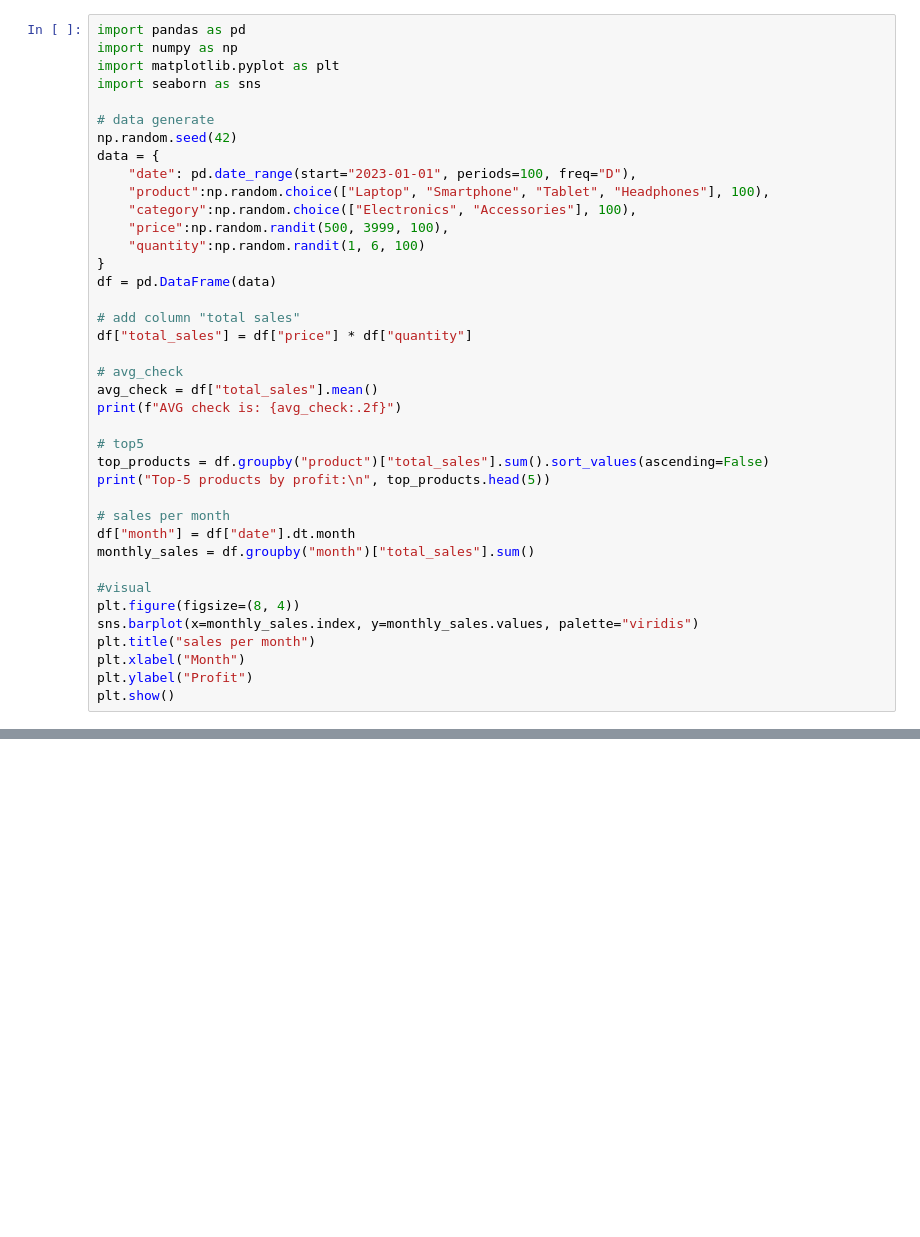
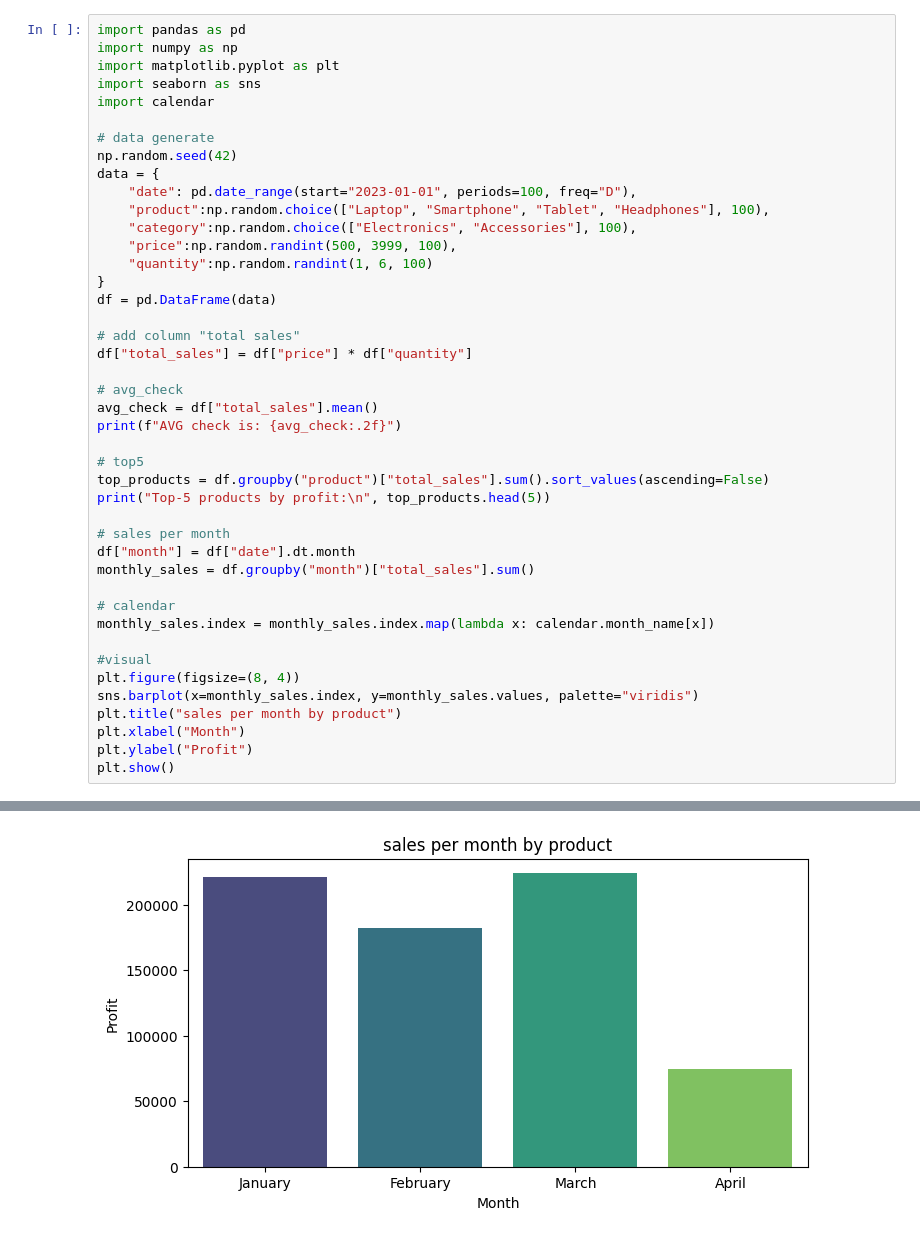
Before and after one commit to MagretBro/question-jupyter-notebooks, a Jupyter notebook: pystat.ipynb, the cells around one changed output, grey strips where cells are left out. Drawn from its saved outputs; the diff is of its cells as text; blank space fills up the shorter version.

```diff
--- a/pystat.ipynb
+++ b/pystat.ipynb
@@ -3,6 +3,7 @@ import pandas as pd
 import numpy as np
 import matplotlib.pyplot as plt
 import seaborn as sns
+import calendar
 
 # data generate
 np.random.seed(42)
@@ -10,8 +11,8 @@ data = {
     "date": pd.date_range(start="2023-01-01", periods=100, freq="D"),
     "product":np.random.choice(["Laptop", "Smartphone", "Tablet", "Headphones"], 100),
     "category":np.random.choice(["Electronics", "Accessories"], 100),
-    "price":np.random.randit(500, 3999, 100),
-    "quantity":np.random.randit(1, 6, 100)
+    "price":np.random.randint(500, 3999, 100),
+    "quantity":np.random.randint(1, 6, 100)
 }
 df = pd.DataFrame(data)
 
@@ -30,10 +31,13 @@ print("Top-5 products by profit:\n", top_products.head(5))
 df["month"] = df["date"].dt.month
 monthly_sales = df.groupby("month")["total_sales"].sum()
 
+# calendar
+monthly_sales.index = monthly_sales.index.map(lambda x: calendar.month_name[x])
+
 #visual
 plt.figure(figsize=(8, 4))
 sns.barplot(x=monthly_sales.index, y=monthly_sales.values, palette="viridis")
-plt.title("sales per month")
+plt.title("sales per month by product")
 plt.xlabel("Month")
 plt.ylabel("Profit")
 plt.show()
@@ -41,0 +56 @@ ModuleNotFoundError: No module named 'pandas'
+[figure, added]
```
Also changed, not shown: parts of 1 cell of this notebook, 1 other file.
